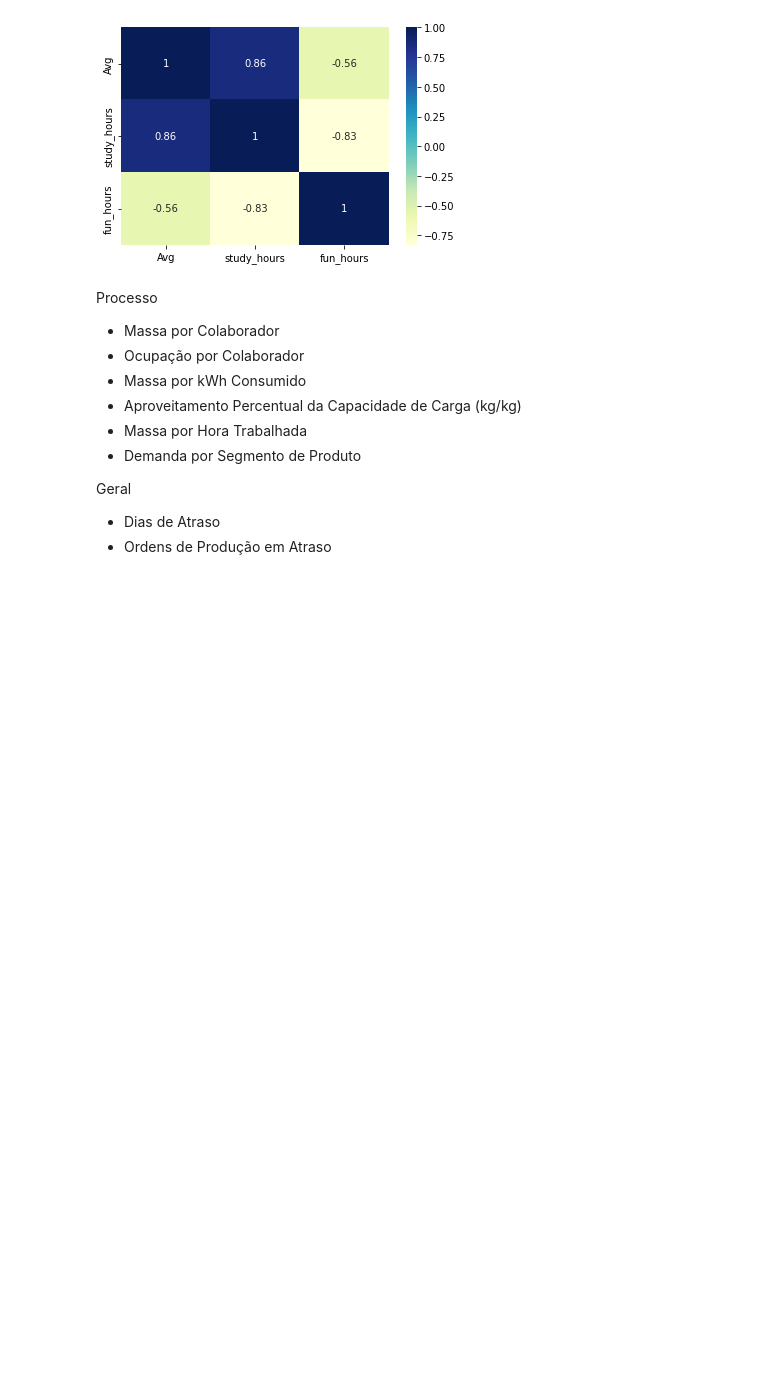
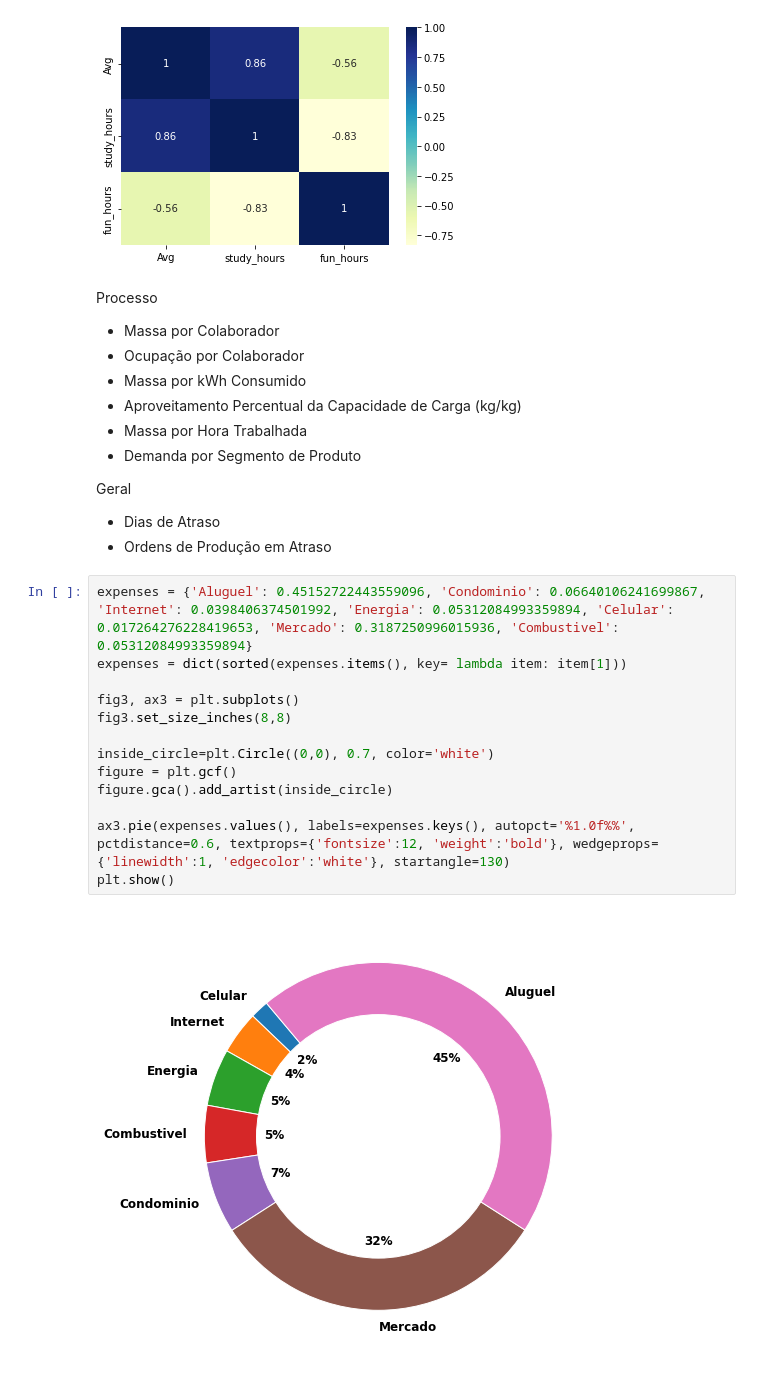
Before and after one commit to giacomocolonetti/giacomocolonetti, a Jupyter notebook: me.ipynb, the cells around one changed output. Cells and saved outputs as stored; diff of their text form; blank space fills up the shorter version.

```diff
--- a/me.ipynb
+++ b/me.ipynb
@@ -78,3 +78,18 @@ Processo
 Geral
 *   Dias de Atraso
 *   Ordens de Produção em Atraso
+# %%
+expenses = {'Aluguel': 0.45152722443559096, 'Condominio': 0.06640106241699867, 'Internet': 0.0398406374501992, 'Energia': 0.05312084993359894, 'Celular': 0.017264276228419653, 'Mercado': 0.3187250996015936, 'Combustivel': 0.05312084993359894}
+expenses = dict(sorted(expenses.items(), key= lambda item: item[1]))
+
+fig3, ax3 = plt.subplots()
+fig3.set_size_inches(8,8)
+
+inside_circle=plt.Circle((0,0), 0.7, color='white')
+figure = plt.gcf()
+figure.gca().add_artist(inside_circle)
+
+ax3.pie(expenses.values(), labels=expenses.keys(), autopct='%1.0f%%', pctdistance=0.6, textprops={'fontsize':12, 'weight':'bold'}, wedgeprops={'linewidth':1, 'edgecolor':'white'}, startangle=130)
+plt.show()
+# %% [output]
+[figure, added]
```
